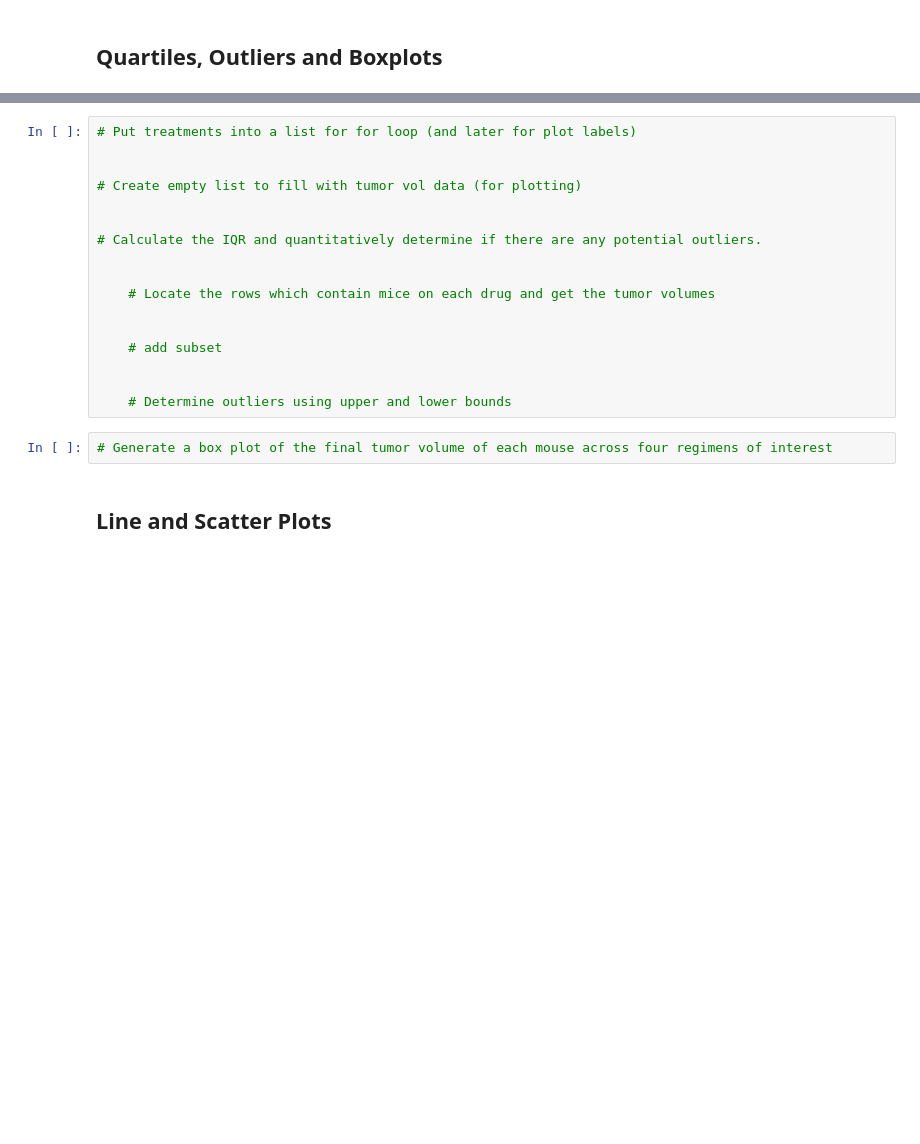
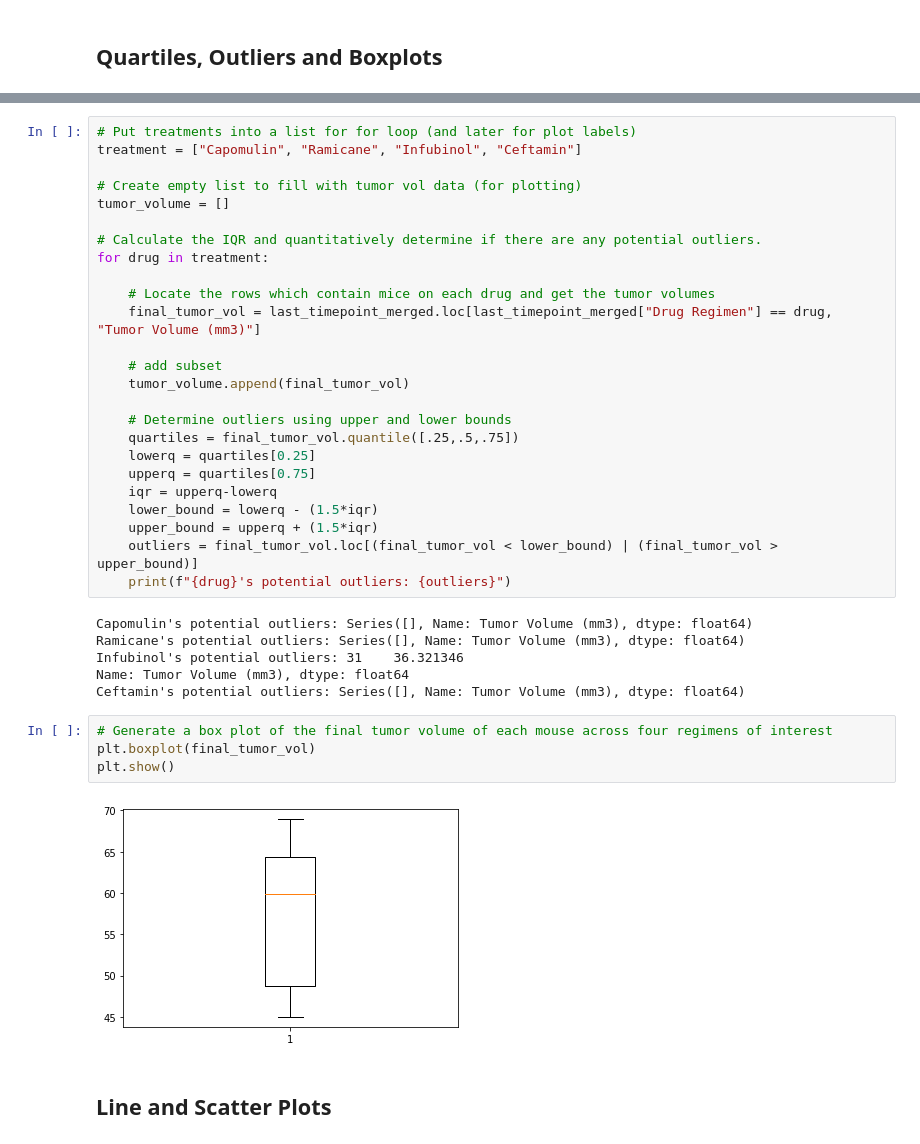
Before and after one commit to denk-ie/matplotlib-challenge, a Jupyter notebook: pymaceuticals_starter.ipynb, the cells around one changed output, grey strips where cells are left out. Cells and saved outputs as stored; diff of their text form; blank space fills up the shorter version.

Commit message:
determined outliers

```diff
--- a/pymaceuticals_starter.ipynb
+++ b/pymaceuticals_starter.ipynb
@@ -219,23 +219,41 @@ last_timepoint_merged
 248 rows × 8 columns
 # %%
 # Put treatments into a list for for loop (and later for plot labels)
-
+treatment = ["Capomulin", "Ramicane", "Infubinol", "Ceftamin"]
 
 # Create empty list to fill with tumor vol data (for plotting)
-
+tumor_volume = []
 
 # Calculate the IQR and quantitatively determine if there are any potential outliers.
-
+for drug in treatment:
 
     # Locate the rows which contain mice on each drug and get the tumor volumes
-
+    final_tumor_vol = last_timepoint_merged.loc[last_timepoint_merged["Drug Regimen"] == drug, "Tumor Volume (mm3)"]
 
     # add subset
-
+    tumor_volume.append(final_tumor_vol)
 
     # Determine outliers using upper and lower bounds
+    quartiles = final_tumor_vol.quantile([.25,.5,.75])
+    lowerq = quartiles[0.25]
+    upperq = quartiles[0.75]
+    iqr = upperq-lowerq
+    lower_bound = lowerq - (1.5*iqr)
+    upper_bound = upperq + (1.5*iqr)
+    outliers = final_tumor_vol.loc[(final_tumor_vol < lower_bound) | (final_tumor_vol > upper_bound)]
+    print(f"{drug}'s potential outliers: {outliers}")
+# %% [output]
+Capomulin's potential outliers: Series([], Name: Tumor Volume (mm3), dtype: float64)
+Ramicane's potential outliers: Series([], Name: Tumor Volume (mm3), dtype: float64)
+Infubinol's potential outliers: 31    36.321346
+Name: Tumor Volume (mm3), dtype: float64
+Ceftamin's potential outliers: Series([], Name: Tumor Volume (mm3), dtype: float64)
 # %%
 # Generate a box plot of the final tumor volume of each mouse across four regimens of interest
+plt.boxplot(final_tumor_vol)
+plt.show()
+# %% [output]
+[figure, added]
 # %% [markdown]
 ## Line and Scatter Plots
 # %%
```
Also changed, not shown: parts of 3 cells of this notebook.
